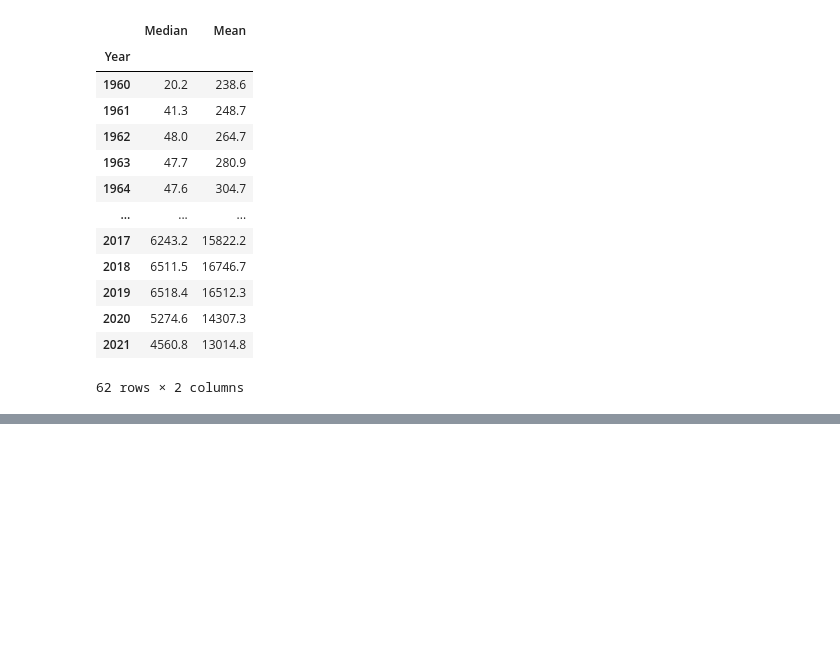
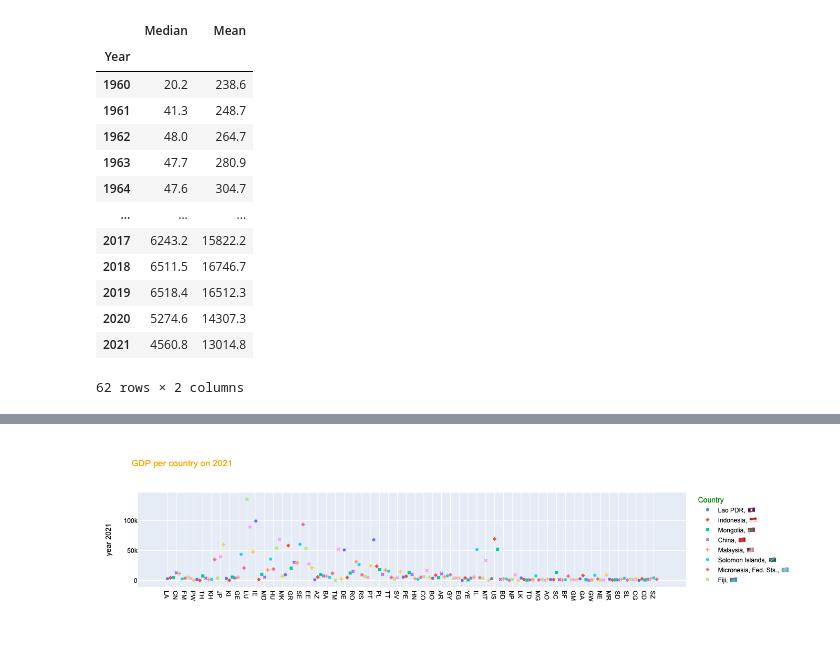
Before and after one commit to NorthBrainsAnalytics/GDP-per-capita, a Jupyter notebook: GDP per capita.ipynb, the cells around one changed output, grey strips where cells are left out. Drawn from its saved outputs; the diff is of its cells as text; code cells hidden in the pictures; blank space fills up the shorter version.

```diff
--- a/GDP per capita.ipynb
+++ b/GDP per capita.ipynb
@@ -192,0 +342,10 @@ plt.show()
+# %%
+from unicodedata import lookup
+country_codes = GDPAlpha[GDPAlpha['is_country']]['2alphaCode'].str.lower().tolist()
+
+def flag(letters):
+    if pd.isna(letters) or (letters.lower() not in country_codes):
+        return ''
+    L0 = lookup(f'REGIONAL INDICATOR SYMBOL LETTER {letters[0]}')
+    L1 = lookup(f'REGIONAL INDICATOR SYMBOL LETTER {letters[1]}')
+    return L0 + L1
@@ -192,0 +361,3 @@ plt.show()
+# %%
+GDPAlpha['flag'] = [flag(code) for code in GDPAlpha['2alphaCode']]
+GDPAlpha.sample(5)
@@ -192,0 +373,6 @@ plt.show()
+# %%
+GDPwithFlag = pd.merge(GDPAlpha, GDP, how = 'right', on = ['Country Name'])
+GDPwithFlag = GDPwithFlag.dropna()
+GDPwithFlag = GDPwithFlag.drop(columns = ['Country Code_y', 'is_country_x', 'is_country_y'])
+GDPwithFlag = GDPwithFlag.rename(columns = {'Country Code_x': 'Country Code'}, inplace=False )
+GDPwithFlag
@@ -192,0 +395,3 @@ plt.show()
+# %%
+MainFrame = pd.merge(GDPwithFlag, Region, how = 'right', on = 'Country Code').dropna()
+MainFrame
@@ -192,0 +412,18 @@ plt.show()
+# %%
+fig = px.scatter(MainFrame, x='2alphaCode', y='2021',
+           color='Country Name',
+           symbol='flag',
+           title='GDP per country on 2021')
+
+fig.update_layout(
+    xaxis_title="",
+    yaxis_title="year 2021",
+    font_family="Arial",
+    font_color="black",
+    title_font_family="Arial",
+    title_font_color="orange",
+    legend_title='Country',
+    legend_title_font_color="green")
+fig
+# %% [output]
+[figure, added]
```
Also changed, not shown: parts of 29 cells of this notebook, 3 other files.
